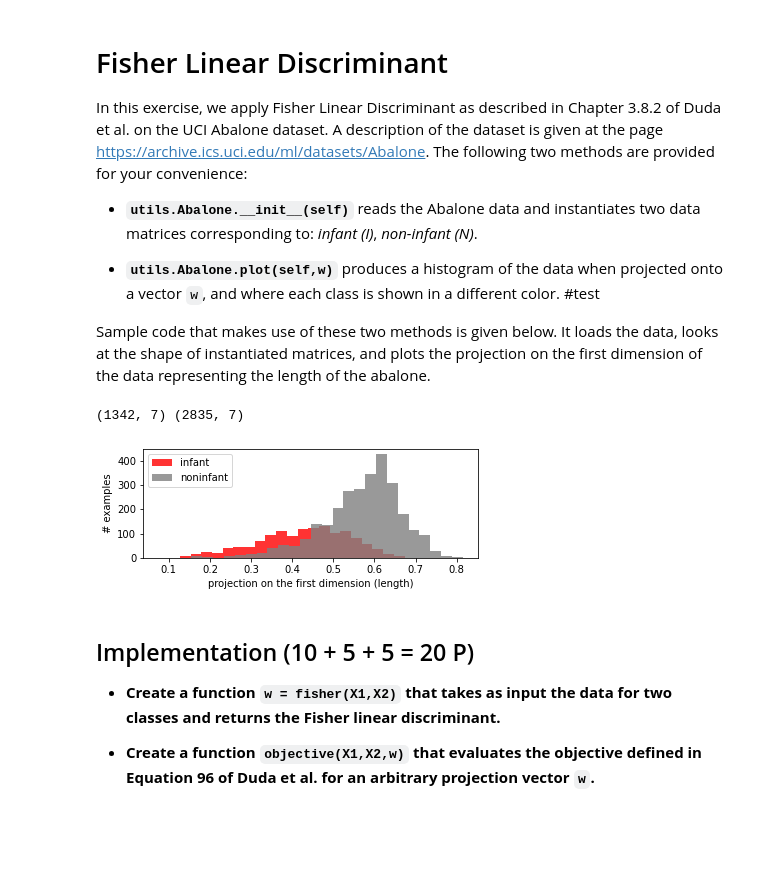
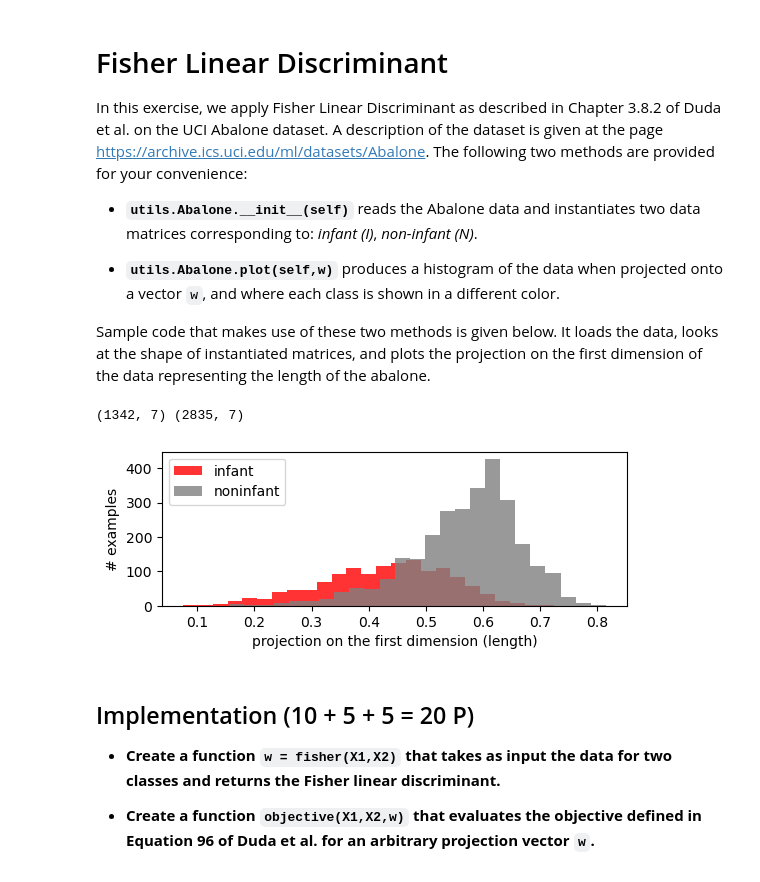
Before and after one commit to svpovol/GitHub_Repo, a Jupyter notebook: sheet03-daniel.ipynb, the cells around one changed output. Saved outputs shown, nothing was run; the diff lists cells and outputs as text; code cells hidden in the pictures; blank space fills up the shorter version.

```diff
--- a/sheet03-daniel.ipynb
+++ b/sheet03-daniel.ipynb
@@ -8,25 +8,25 @@ In this exercise, we apply Fisher Linear Discriminant as described in Chapter 3.
 
 
 * **`utils.Abalone.plot(self,w)`** produces a histogram of the data when projected onto a vector `w`, and where each class is shown in a different color.
-#test
+
 
 Sample code that makes use of these two methods is given below. It loads the data, looks at the shape of instantiated matrices, and plots the projection on the first dimension of the data representing the length of the abalone.
 # %%
 %matplotlib inline
-import utils,numpy
+import utils3,numpy
 
 # Load the data
-abalone = utils.Abalone()
+abalone = utils3.Abalone()
 
 # Print dataset size for each class
 print(abalone.I.shape, abalone.N.shape)
 
 # Project data on the first dimension
 w1 = numpy.array([1,0,0,0,0,0,0])
 abalone.plot(w1,'projection on the first dimension (length)')
 # %% [output]
 (1342, 7) (2835, 7)
-[figure, old version]
+[figure, new version]
 # %% [markdown]
 ## Implementation (10 + 5 + 5 = 20 P)
 
```
Also changed, not shown: parts of 1 cell of this notebook, 3 other files.
